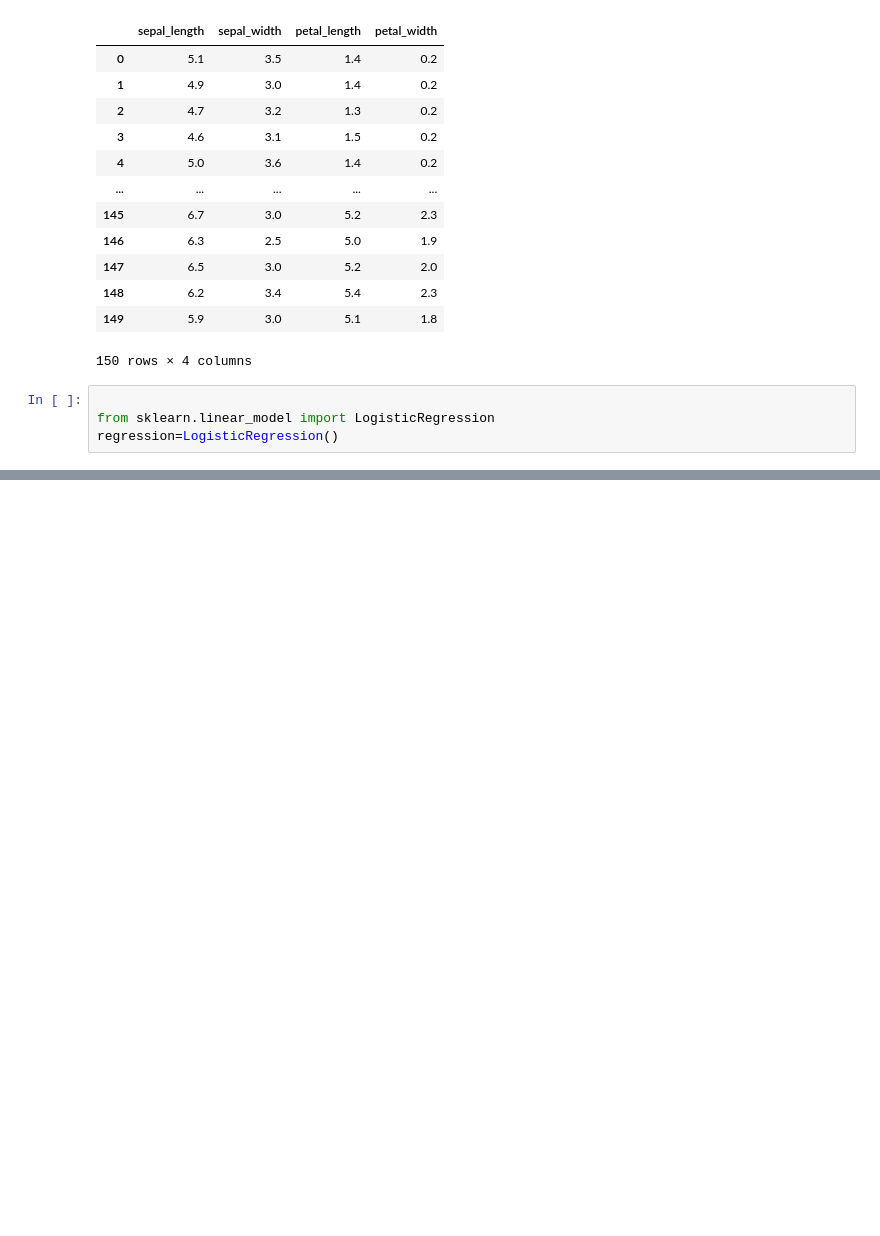
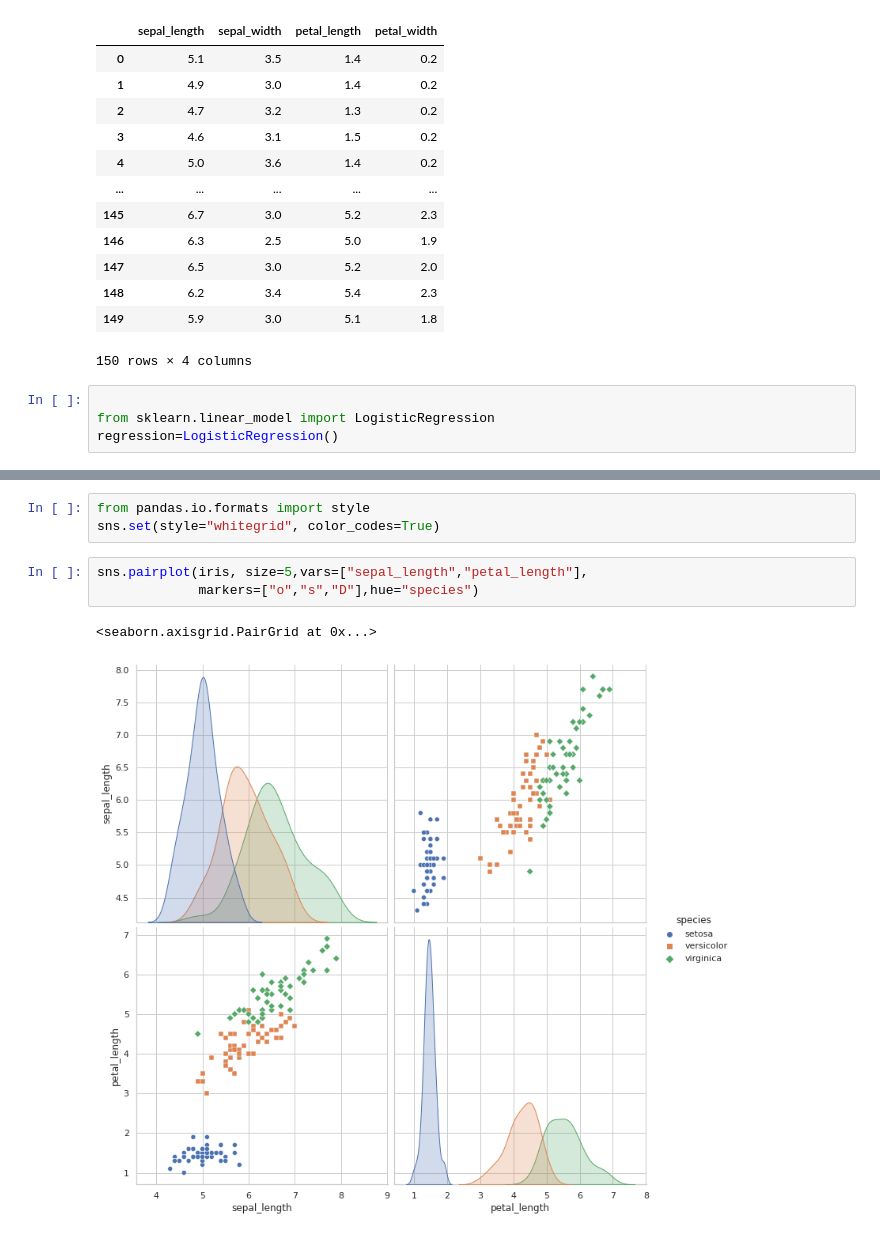
Before and after one commit to geniusrusho/irisdataset098, a Jupyter notebook: Welcome_to_Colaboratory.ipynb, the cells around one changed output, grey strips where cells are left out. Drawn from its saved outputs; the diff is of its cells as text; blank space fills up the shorter version.

```diff
--- a/Welcome_to_Colaboratory.ipynb
+++ b/Welcome_to_Colaboratory.ipynb
@@ -207,0 +229,9 @@ regression=LogisticRegression()
+# %%
+from pandas.io.formats import style
+sns.set(style="whitegrid", color_codes=True)
+# %%
+sns.pairplot(iris, size=5,vars=["sepal_length","petal_length"],
+             markers=["o","s","D"],hue="species")
+# %% [output]
+<seaborn.axisgrid.PairGrid at 0x...>
+[figure, added]
```
Also changed, not shown: parts of 8 cells of this notebook.
